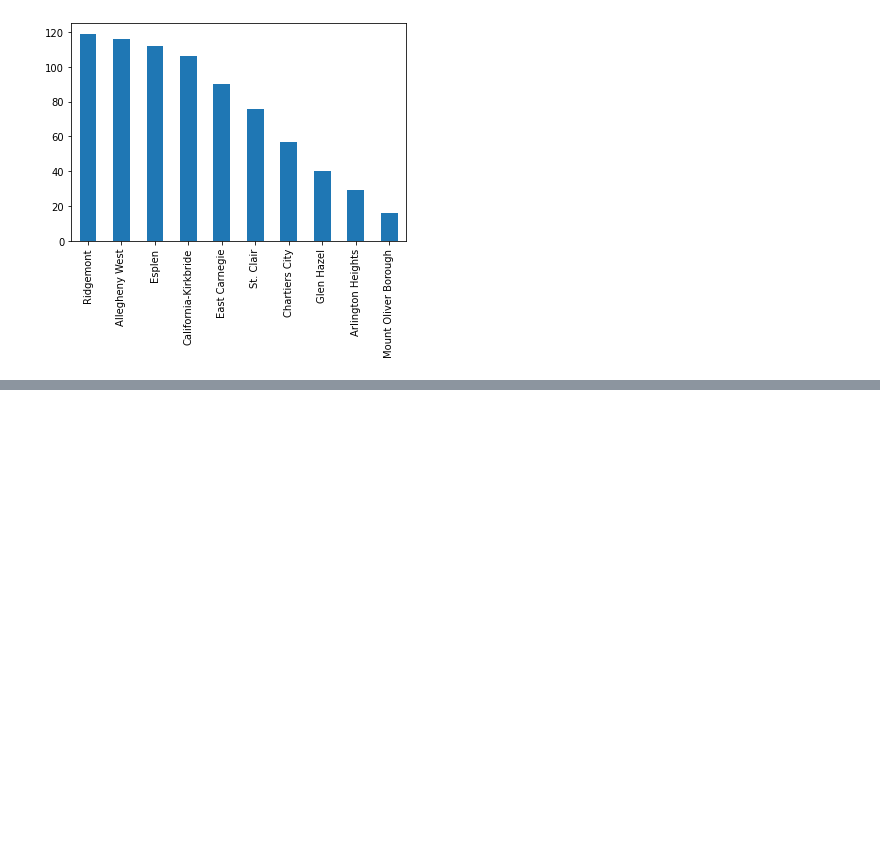
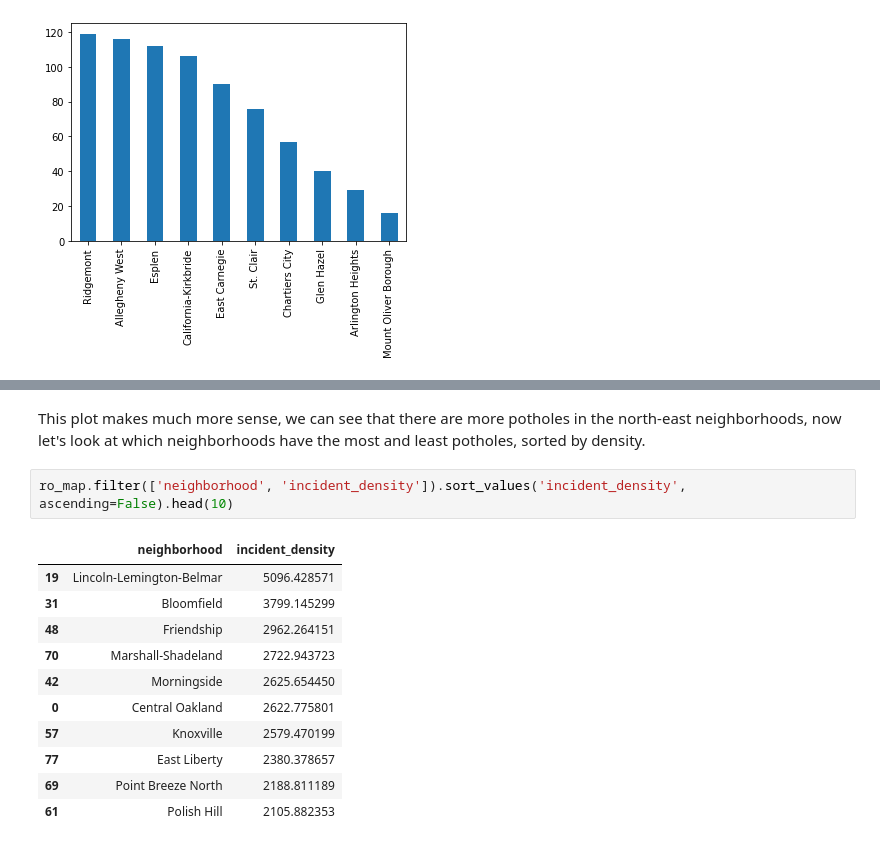
Before and after one commit to drewlp22/cmpinf0010-final, a Jupyter notebook: Drew_notebook.ipynb, the cells around one changed output, grey strips where cells are left out. Saved outputs shown, nothing was run; the diff lists cells and outputs as text; blank space fills up the shorter version.

```diff
--- a/Drew_notebook.ipynb
+++ b/Drew_notebook.ipynb
@@ -105,0 +91,16 @@ ro_map.plot(column='obs',legend=True)
+# %% [markdown]
+This plot makes much more sense, we can see that there are more potholes in the north-east neighborhoods, now let's look at which neighborhoods have the most and least potholes, sorted by density.
+# %%
+ro_map.filter(['neighborhood', 'incident_density']).sort_values('incident_density', ascending=False).head(10)
+# %% [output]
+|  | neighborhood | incident_density |
+| 19 | Lincoln-Lemington-Belmar | 5096.428571 |
+| 31 | Bloomfield | 3799.145299 |
+| 48 | Friendship | 2962.264151 |
+| 70 | Marshall-Shadeland | 2722.943723 |
+| 42 | Morningside | 2625.654450 |
+| 0 | Central Oakland | 2622.775801 |
+| 57 | Knoxville | 2579.470199 |
+| 77 | East Liberty | 2380.378657 |
+| 69 | Point Breeze North | 2188.811189 |
+| 61 | Polish Hill | 2105.882353 |
```
Also changed, not shown: parts of 21 cells of this notebook.
